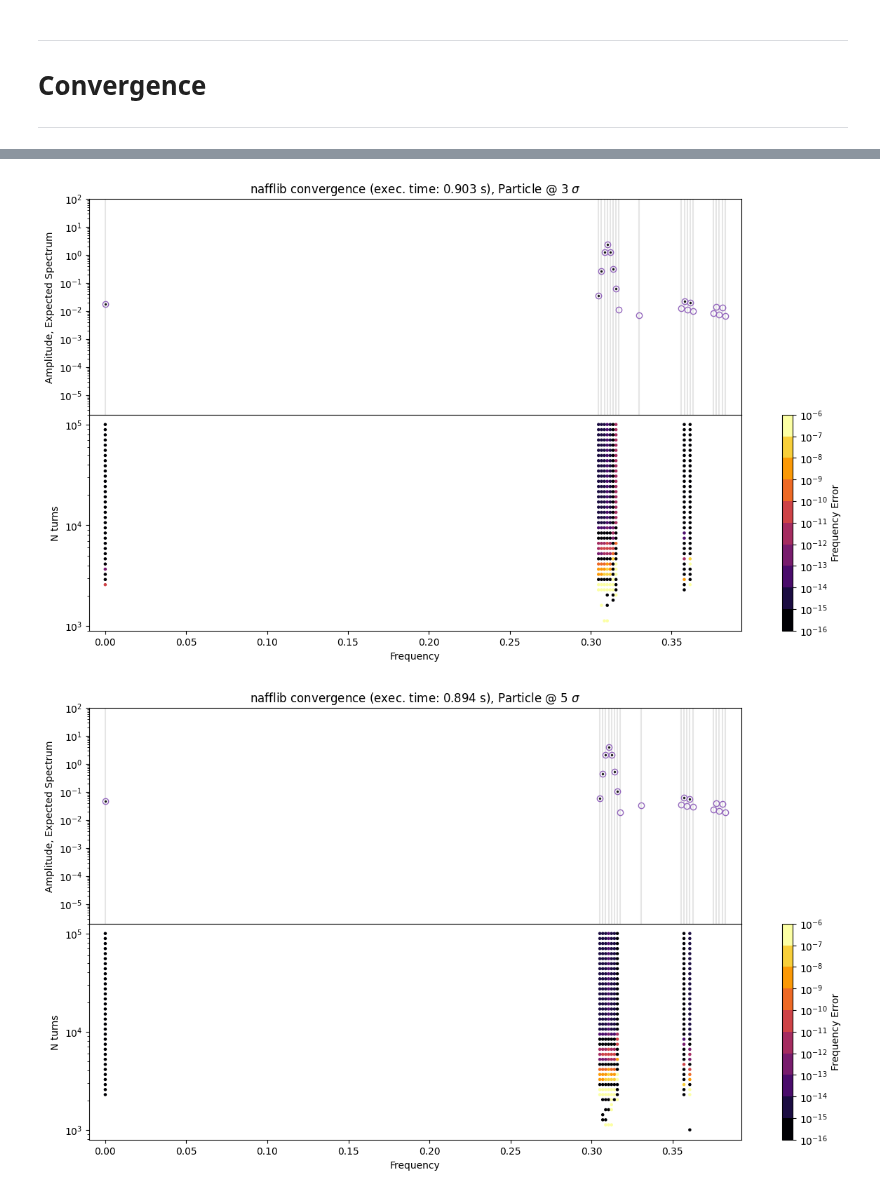
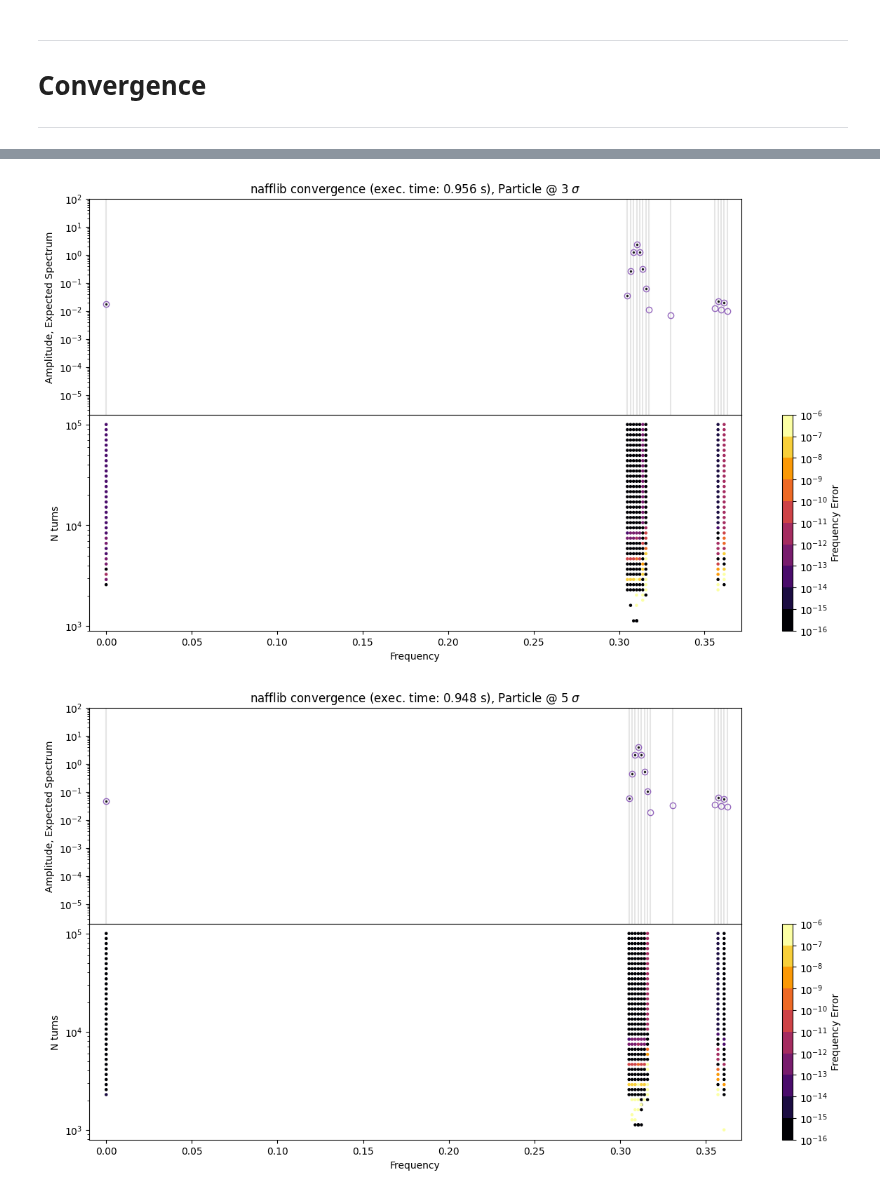
Before and after one commit to xsuite/nafflib, a Jupyter notebook: examples/nb_LHC_tracking.ipynb, the cells around one changed output, grey strips where cells are left out. Saved outputs shown, nothing was run; the diff lists cells and outputs as text; code cells hidden in the pictures.

```diff
--- a/examples/nb_LHC_tracking.ipynb
+++ b/examples/nb_LHC_tracking.ipynb
@@ -501,8 +502,9 @@ for part,sigma in zip(particles,[1,3,5]):
 
 
     Q_vec = [nafflib.tune(part[f'{plane}'],part[f'p{plane}'],window_order=4) for plane in ['x','y','zeta']]
-    A     = part[f'df{plane}'].amplitude[:n_harm]
-    Q     = part[f'df{plane}'].frequency[:n_harm]
+
+    A     = part[f'df{plane}'].amplitude[:2*n_harm]
+    Q     = part[f'df{plane}'].frequency[:2*n_harm]
 
     # Looping for different number of turns
     N_vec = np.logspace(3,5,40).astype(int)
@@ -518,19 +520,19 @@ for part,sigma in zip(particles,[1,3,5]):
         x,px = part[f'{plane}'][:N],part[f'p{plane}'][:N]
 
         # nafflib
-        A_found,Q_found = nafflib.harmonics(x,px,num_harmonics = len(Q),window_order = 4,window_type = 'hann')
+        A_found,Q_found = nafflib.harmonics(x,px,num_harmonics = n_harm,window_order = 4,window_type = 'hann')
 
 
         # Sorting lines and compiling errors
         #-----------------------------------
-        r,_,_ = nafflib.find_linear_combinations(Q,fundamental_tunes= Q_vec)
-        r_found,_,_ = nafflib.find_linear_combinations(Q_found,fundamental_tunes= Q_vec)
+        r,_,_ = nafflib.find_linear_combinations(Q,fundamental_tunes= Q_vec,max_harmonic_order = 10)
+        r_found,_,_ = nafflib.find_linear_combinations(Q_found,fundamental_tunes= Q_vec,max_harmonic_order = 10)
 
-        for res,_A,_Q in zip(r,A,Q):
-            if res in r_found:
-                found_idx = r_found.index(res)
-                errors_Q.append(Q_found[found_idx]-_Q)
-                errors_A.append(np.abs(A_found[found_idx])-np.abs(_A))
+        for res,_A,_Q in zip(r_found,A_found,Q_found):
+            if res in r:
+                found_idx = r.index(res)
+                errors_Q.append(Q[found_idx]-_Q)
+                errors_A.append(np.abs(A[found_idx])-np.abs(_A))
             else:
                 errors_Q.append(np.nan)
                 errors_A.append(np.nan)
@@ -590,2 +592,2 @@ for part,sigma in zip(particles,[1,3,5]):
-[figure, old version]
+[figure, new version]
-[figure, old version]
+[figure, new version]
```
Also changed, not shown: parts of 2 cells of this notebook, 2 other files.
